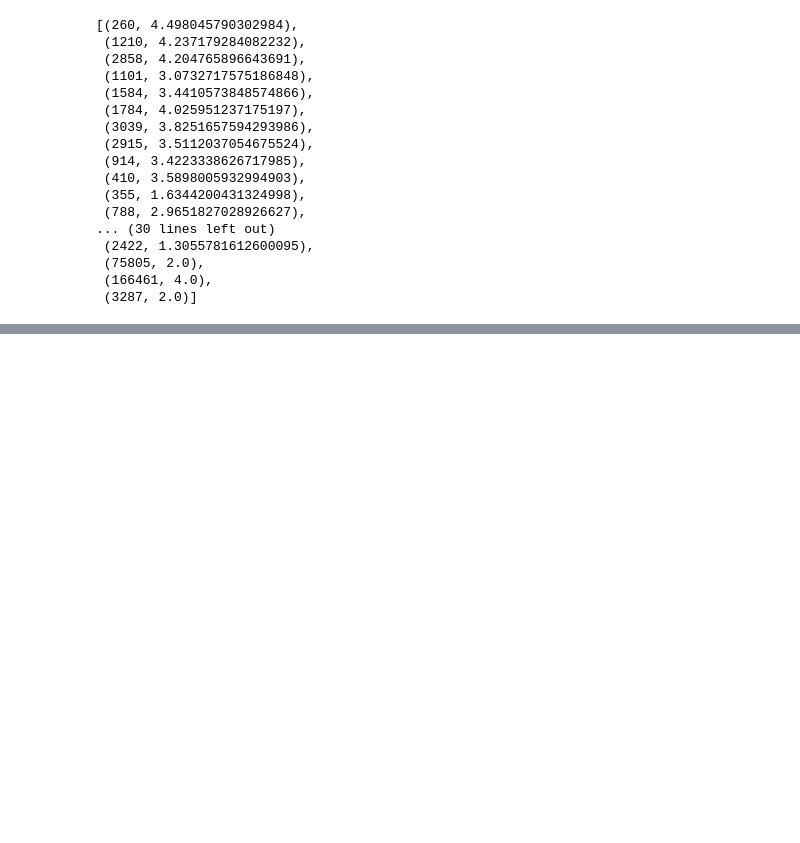
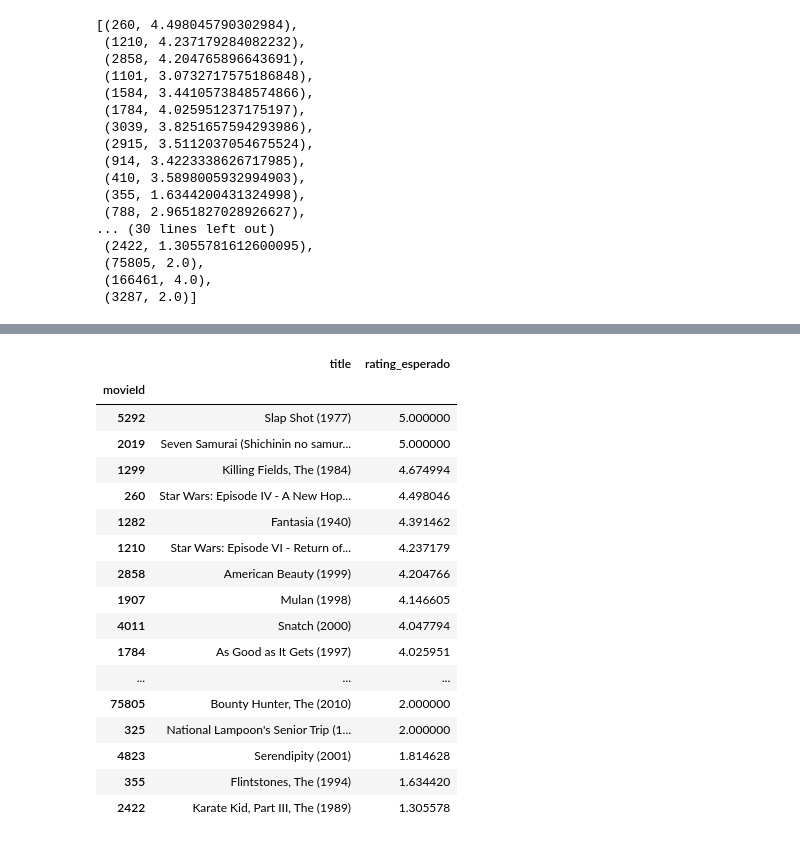
Before and after one commit to mg-um/umpe-ml2, a Jupyter notebook: UMPE - ML2 - Recomendadores.ipynb, the cells around one changed output, grey strips where cells are left out. Cells and saved outputs as stored; diff of their text form; code cells hidden in the pictures; blank space fills up the shorter version.

```diff
--- a/UMPE - ML2 - Recomendadores.ipynb
+++ b/UMPE - ML2 - Recomendadores.ipynb
@@ -595,3 +595,6 @@ rating_movies
  (75805, 2.0),
  (166461, 4.0),
  (3287, 2.0)]
+# %%
+df_recommend_movies = pd.DataFrame(rating_movies, columns =['movieId','rating_esperado'])
+df_recommend_movies
@@ -597,0 +619,21 @@ rating_movies
+# %%
+df_recommend_movies.merge(df).groupby('movieId').max()[['title','rating_esperado']].sort_values('rating_esperado', ascending=False)
+# %% [output]
+|  | title | rating_esperado |
+| movieId |  |  |
+| 5292 | Slap Shot (1977) | 5.000000 |
+| 2019 | Seven Samurai (Shichinin no samur... | 5.000000 |
+| 1299 | Killing Fields, The (1984) | 4.674994 |
+| 260 | Star Wars: Episode IV - A New Hop... | 4.498046 |
+| 1282 | Fantasia (1940) | 4.391462 |
+| 1210 | Star Wars: Episode VI - Return of... | 4.237179 |
+| 2858 | American Beauty (1999) | 4.204766 |
+| 1907 | Mulan (1998) | 4.146605 |
+| 4011 | Snatch (2000) | 4.047794 |
+| 1784 | As Good as It Gets (1997) | 4.025951 |
+| ... | ... | ... |
+| 75805 | Bounty Hunter, The (2010) | 2.000000 |
+| 325 | National Lampoon's Senior Trip (1... | 2.000000 |
+| 4823 | Serendipity (2001) | 1.814628 |
+| 355 | Flintstones, The (1994) | 1.634420 |
+| 2422 | Karate Kid, Part III, The (1989) | 1.305578 |
```
Also changed, not shown: parts of 1 cell of this notebook.
